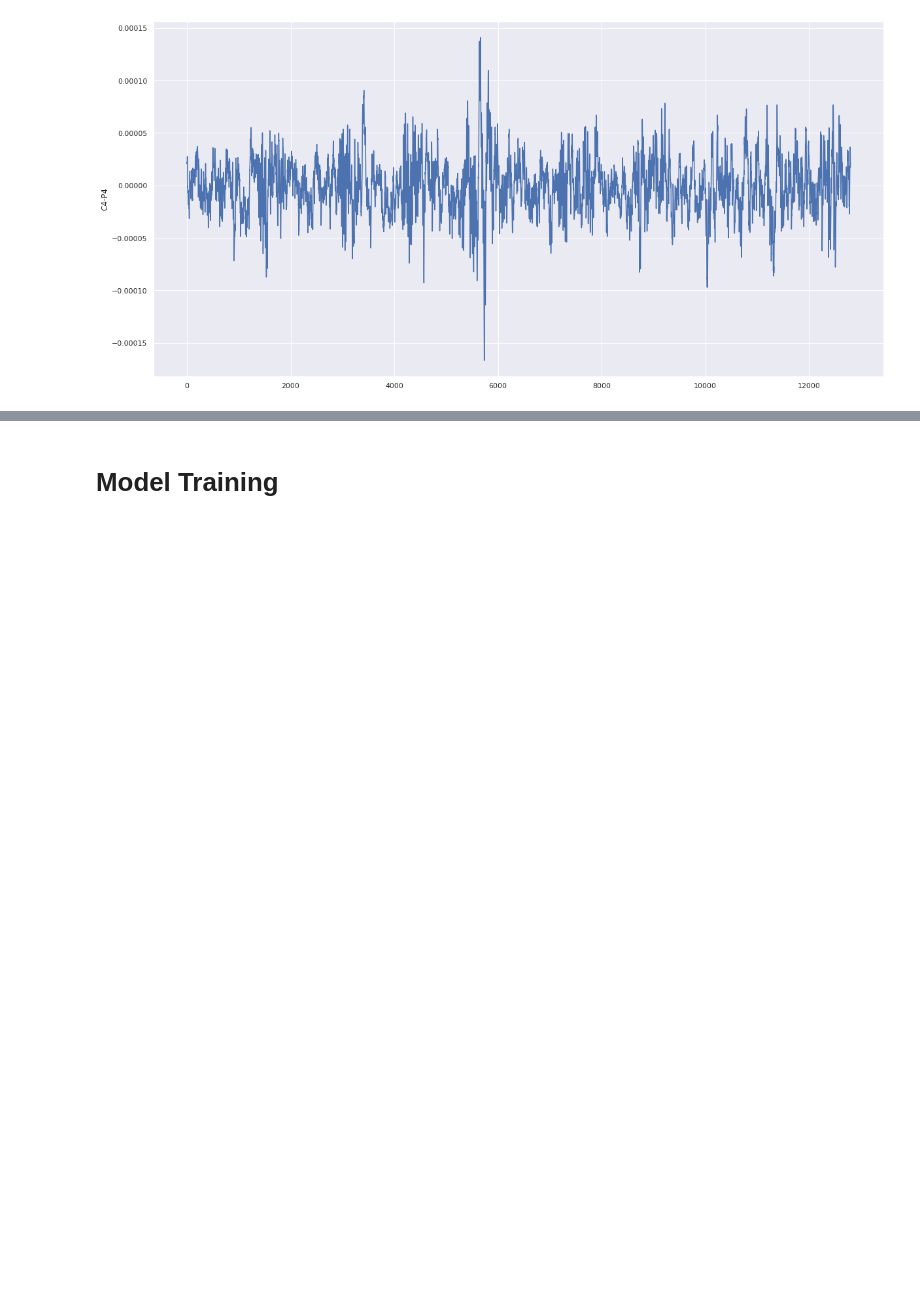
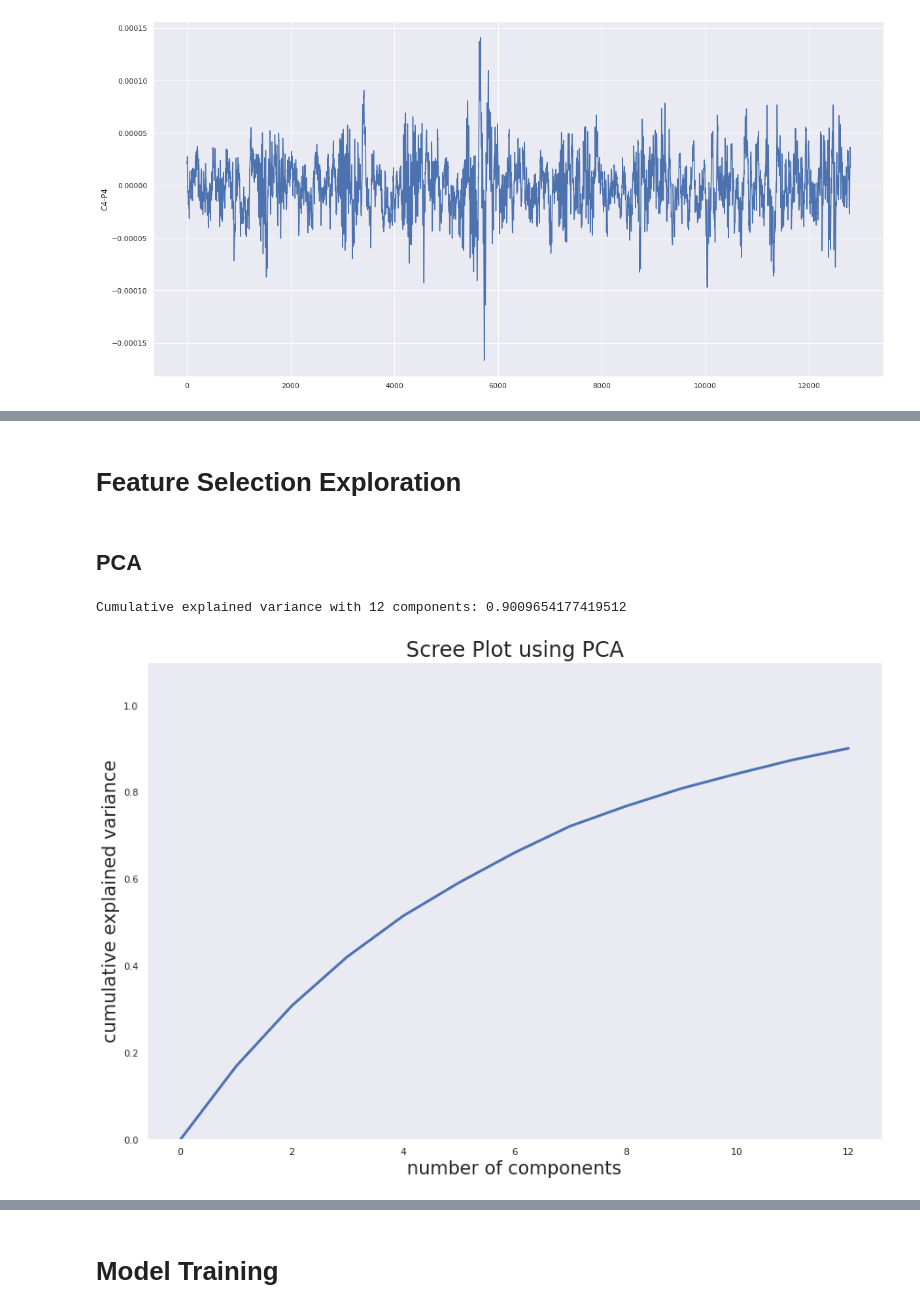
Before and after one commit to anw1998/MMD6020_Final_Project, a Jupyter notebook: notebooks/Hyperparameters Tuning Script.ipynb, the cells around one changed output, grey strips where cells are left out. Cells and saved outputs as stored; diff of their text form; code cells hidden in the pictures; blank space fills up the shorter version.

```diff
--- a/notebooks/Hyperparameters Tuning Script.ipynb
+++ b/notebooks/Hyperparameters Tuning Script.ipynb
@@ -60,0 +63,31 @@ for triaxis in axes:
+# %% [markdown]
+# Feature Selection Exploration
+# %% [markdown]
+## PCA
+# %%
+from sklearn.decomposition import PCA
+
+n_components = 12
+pca = PCA(n_components=n_components)
+pca.fit(X_train)
+
+X_train_PCA = pca.transform(X_train)
+X_val_PCA = pca.transform(X_val)
+
+X_train_PCA = pd.DataFrame(data = X_train_PCA, columns = [f'PC{i}' for i in range(1, n_components+1)])
+X_val_PCA = pd.DataFrame(data = X_val_PCA, columns = [f'PC{i}' for i in range(1, n_components+1)])
+cev = np.cumsum(pca.explained_variance_ratio_)
+cev = np.insert(cev, 0, 0)
+print(f'Cumulative explained variance with {n_components} components: {cev[-1]}')
+plt.figure(figsize=(15,10))
+plt.ylim(0.0,1.1)
+plt.plot(cev, linewidth=3)
+plt.xlabel('number of components', fontsize=21)
+plt.ylabel('cumulative explained variance', fontsize=21)
+plt.title('Scree Plot using PCA', fontsize=24)
+plt.rc('font', size=16)
+plt.grid()
+plt.show()
+# %% [output]
+Cumulative explained variance with 12 components: 0.9009654177419512
+[figure, added]
```
Also changed, not shown: parts of 26 cells of this notebook.
